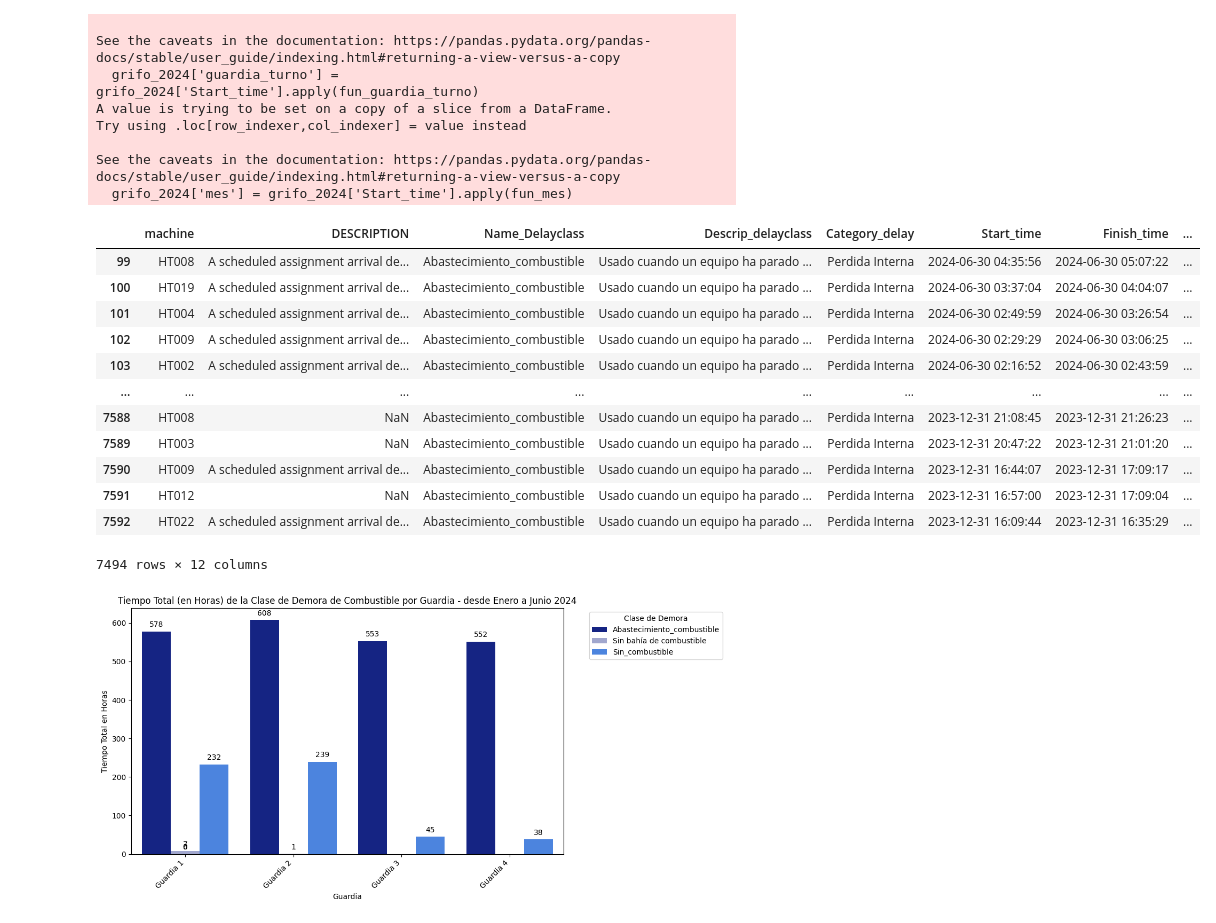
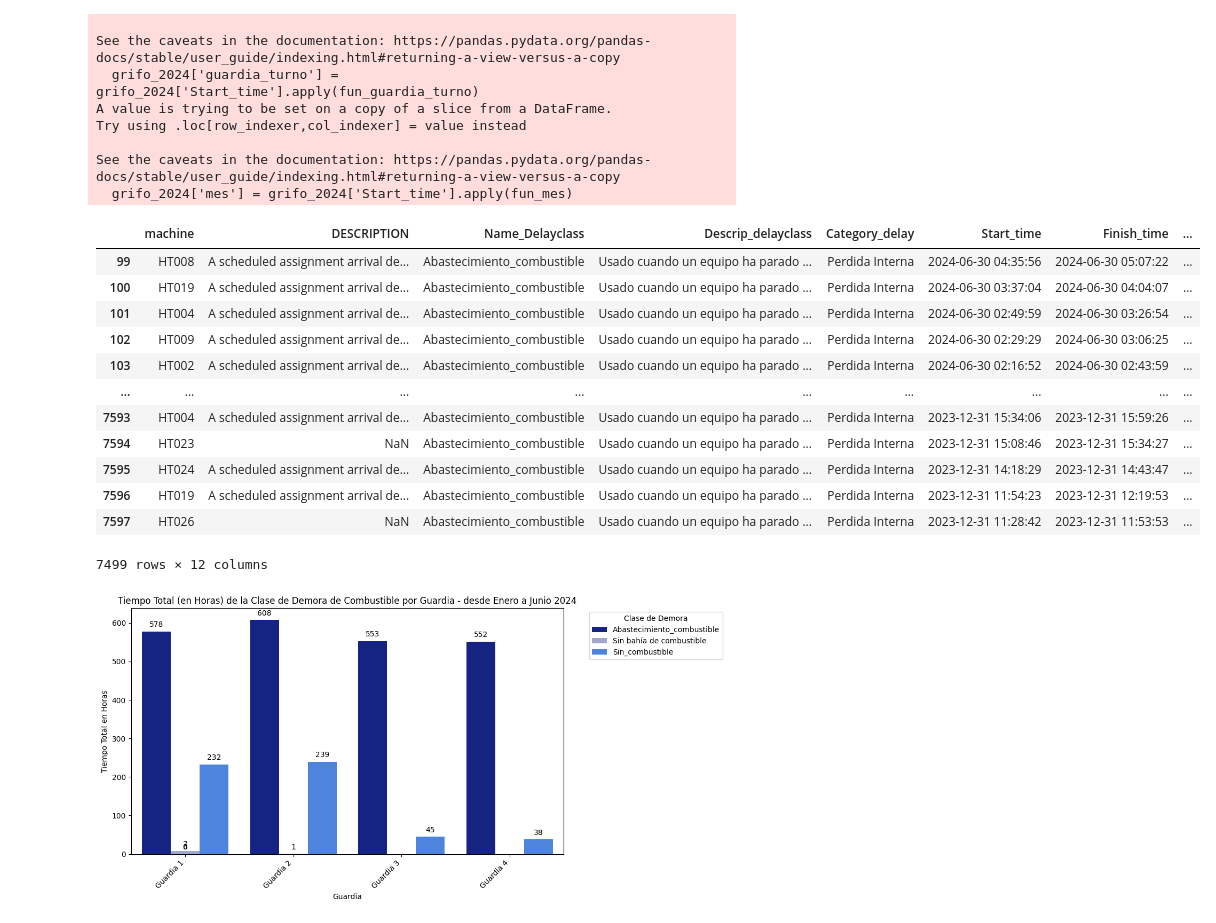
Before and after one commit to EPVIAX/Proyecto_Data_Science, a Jupyter notebook: grifo.ipynb, the cells around one changed output. Saved outputs shown, nothing was run; the diff lists cells and outputs as text; code cells hidden in the pictures.

Commit message:
se elimino lineas que no se utilizan en grifo.ipynb

```diff
--- a/grifo.ipynb
+++ b/grifo.ipynb
@@ -152,6 +94,20 @@ Guardia 2 día
 # %%
+
 def fun_guardia(fecha_hora):
-  #print(fecha_hora)
+  """
+  Calcula la guardia correspondiente a una fecha y hora dada.
+
+  Parámetros:
+  - fecha_hora: Un objeto datetime que representa la fecha y hora para la cual se desea calcular la guardia.
+
+  Retorna:
+  - Una cadena de texto que indica la guardia correspondiente a la fecha y hora dada.
+
+  Ejemplo:
+  >>> fecha_hora = datetime.strptime('2023-12-31 06:30:00', '%Y-%m-%d %H:%M:%S')
+  >>> fun_guardia(fecha_hora)
+  'Guardia 1'
+  """
   date_base = datetime.strptime('2023-12-31 06:30:00', '%Y-%m-%d %H:%M:%S')
   date_rest = fecha_hora - date_base
   days_rest = date_rest.days
@@ -181,8 +137,30 @@ def fun_guardia(fecha_hora):
 
   return guardia
 # %%
+
 def fun_guardia_turno(fecha_hora):
-  #print(fecha_hora)
+  """
+  Calcula el turno de guardia según la fecha y hora especificadas.
+
+  Parámetros:
+  - fecha_hora: Objeto datetime que representa la fecha y hora para calcular el turno de guardia.
+
+  Retorna:
+  - guardia_turno: Cadena de texto que indica el turno de guardia correspondiente a la fecha y hora especificadas.
+
+  Descripción:
+  Esta función calcula el turno de guardia basado en la fecha y hora proporcionadas. El cálculo se realiza en base a una fecha base predefinida y se determina el residuo de días transcurridos desde esa fecha. Luego, se verifica el residuo para asignar el turno de guardia correspondiente.
+
+  Los turnos de guardia se dividen en cuatro grupos de cuatro turnos cada uno. Cada grupo tiene dos turnos de día y dos turnos de noche. Los turnos de día se consideran desde las 06:30:00 hasta las 18:30:00, y los turnos de noche se consideran desde las 18:30:00 hasta las 06:30:00 del día siguiente.
+
+  El turno de guardia se asigna de la siguiente manera:
+  - Residuo 0-3: Guardia 1 día si la hora es menor a las 18:30:00, o Guardia 3 noche si la hora es mayor o igual a las 18:30:00.
+  - Residuo 4-7: Guardia 2 día si la hora es menor a las 18:30:00, o Guardia 1 noche si la hora es mayor o igual a las 18:30:00.
+  - Residuo 8-11: Guardia 4 día si la hora es menor a las 18:30:00, o Guardia 2 noche si la hora es mayor o igual a las 18:30:00.
+  - Residuo 12-15: Guardia 3 día si la hora es menor a las 18:30:00, o Guardia 4 noche si la hora es mayor o igual a las 18:30:00.
+  """
+  # Código de la función
+  pass
   date_base = datetime.strptime('2023-12-31 06:30:00', '%Y-%m-%d %H:%M:%S')
   date_rest = fecha_hora - date_base
   days_rest = date_rest.days
@@ -273,21 +276,22 @@ Try using .loc[row_indexer,col_indexer] = value instead
 See the caveats in the documentation: https://pandas.pydata.org/pandas-docs/stable/user_guide/indexing.html#returning-a-view-versus-a-copy
   grifo_2024['mes'] = grifo_2024['Start_time'].apply(fun_mes)
 # %%
-grifo_2024.head(-10)
+# Mostrar los ultimos 5 registros del dataframe grifo_2024
+grifo_2024.head(-5)
 # %% [output]
 |  | machine | DESCRIPTION | Name_Delayclass | Descrip_delayclass | Category_delay | Start_time | Finish_time | ... |
 | 99 | HT008 | A scheduled assignment arrival de... | Abastecimiento_combustible | Usado cuando un equipo ha parado ... | Perdida Interna | 2024-06-30 04:35:56 | 2024-06-30 05:07:22 | ... |
 | 100 | HT019 | A scheduled assignment arrival de... | Abastecimiento_combustible | Usado cuando un equipo ha parado ... | Perdida Interna | 2024-06-30 03:37:04 | 2024-06-30 04:04:07 | ... |
 | 101 | HT004 | A scheduled assignment arrival de... | Abastecimiento_combustible | Usado cuando un equipo ha parado ... | Perdida Interna | 2024-06-30 02:49:59 | 2024-06-30 03:26:54 | ... |
 | 102 | HT009 | A scheduled assignment arrival de... | Abastecimiento_combustible | Usado cuando un equipo ha parado ... | Perdida Interna | 2024-06-30 02:29:29 | 2024-06-30 03:06:25 | ... |
 | 103 | HT002 | A scheduled assignment arrival de... | Abastecimiento_combustible | Usado cuando un equipo ha parado ... | Perdida Interna | 2024-06-30 02:16:52 | 2024-06-30 02:43:59 | ... |
 | ... | ... | ... | ... | ... | ... | ... | ... | ... |
-| 7588 | HT008 | NaN | Abastecimiento_combustible | Usado cuando un equipo ha parado ... | Perdida Interna | 2023-12-31 21:08:45 | 2023-12-31 21:26:23 | ... |
-| 7589 | HT003 | NaN | Abastecimiento_combustible | Usado cuando un equipo ha parado ... | Perdida Interna | 2023-12-31 20:47:22 | 2023-12-31 21:01:20 | ... |
-| 7590 | HT009 | A scheduled assignment arrival de... | Abastecimiento_combustible | Usado cuando un equipo ha parado ... | Perdida Interna | 2023-12-31 16:44:07 | 2023-12-31 17:09:17 | ... |
-| 7591 | HT012 | NaN | Abastecimiento_combustible | Usado cuando un equipo ha parado ... | Perdida Interna | 2023-12-31 16:57:00 | 2023-12-31 17:09:04 | ... |
-| 7592 | HT022 | A scheduled assignment arrival de... | Abastecimiento_combustible | Usado cuando un equipo ha parado ... | Perdida Interna | 2023-12-31 16:09:44 | 2023-12-31 16:35:29 | ... |
+| 7593 | HT004 | A scheduled assignment arrival de... | Abastecimiento_combustible | Usado cuando un equipo ha parado ... | Perdida Interna | 2023-12-31 15:34:06 | 2023-12-31 15:59:26 | ... |
+| 7594 | HT023 | NaN | Abastecimiento_combustible | Usado cuando un equipo ha parado ... | Perdida Interna | 2023-12-31 15:08:46 | 2023-12-31 15:34:27 | ... |
+| 7595 | HT024 | A scheduled assignment arrival de... | Abastecimiento_combustible | Usado cuando un equipo ha parado ... | Perdida Interna | 2023-12-31 14:18:29 | 2023-12-31 14:43:47 | ... |
+| 7596 | HT019 | A scheduled assignment arrival de... | Abastecimiento_combustible | Usado cuando un equipo ha parado ... | Perdida Interna | 2023-12-31 11:54:23 | 2023-12-31 12:19:53 | ... |
+| 7597 | HT026 | NaN | Abastecimiento_combustible | Usado cuando un equipo ha parado ... | Perdida Interna | 2023-12-31 11:28:42 | 2023-12-31 11:53:53 | ... |
-7494 rows × 12 columns
+7499 rows × 12 columns
 # %%
 # Group the data and sum 'total_time'
 grouped_data = grifo_2024.groupby(['guardia', 'Name_Delayclass'])['total_time_hour'].sum().reset_index()
```
Also changed, not shown: parts of 19 cells of this notebook.
